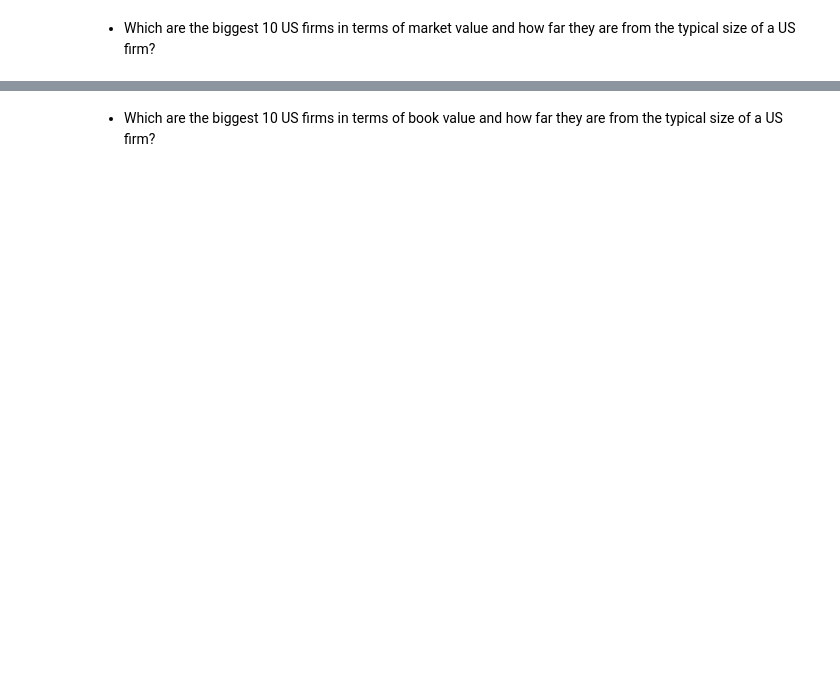
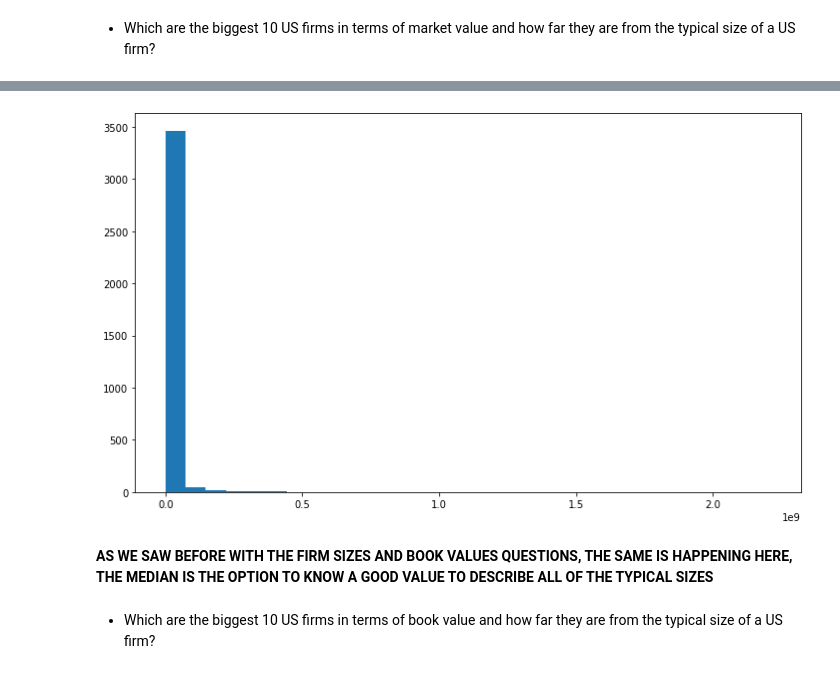
Before and after one commit to A01706155/TC3006C-StatisticsWorkshop, a Jupyter notebook: Business_case/business_case.ipynb, the cells around one changed output, grey strips where cells are left out. Drawn from its saved outputs; the diff is of its cells as text; code cells hidden in the pictures; blank space fills up the shorter version.

```diff
--- a/Business_case/business_case.ipynb
+++ b/Business_case/business_case.ipynb
@@ -255,3 +275,11 @@ biggest_10_mk_v
+# %%
+plt.figure(figsize=(12,7))
+plt.hist(us_2022_q2['Market value'], bins = 30)
+plt.show()
+# %% [output]
+[figure, added]
+# %% [markdown]
+**AS WE SAW BEFORE WITH THE FIRM SIZES AND BOOK VALUES QUESTIONS, THE SAME IS HAPPENING HERE, THE MEDIAN IS THE OPTION TO KNOW A GOOD VALUE TO DESCRIBE ALL OF THE TYPICAL SIZES**
 # %% [markdown]
 
 * Which are the biggest 10 US firms in terms of book value and how far they are from the typical size of a US firm?
```
Also changed, not shown: parts of 52 cells of this notebook, 1 other file.
